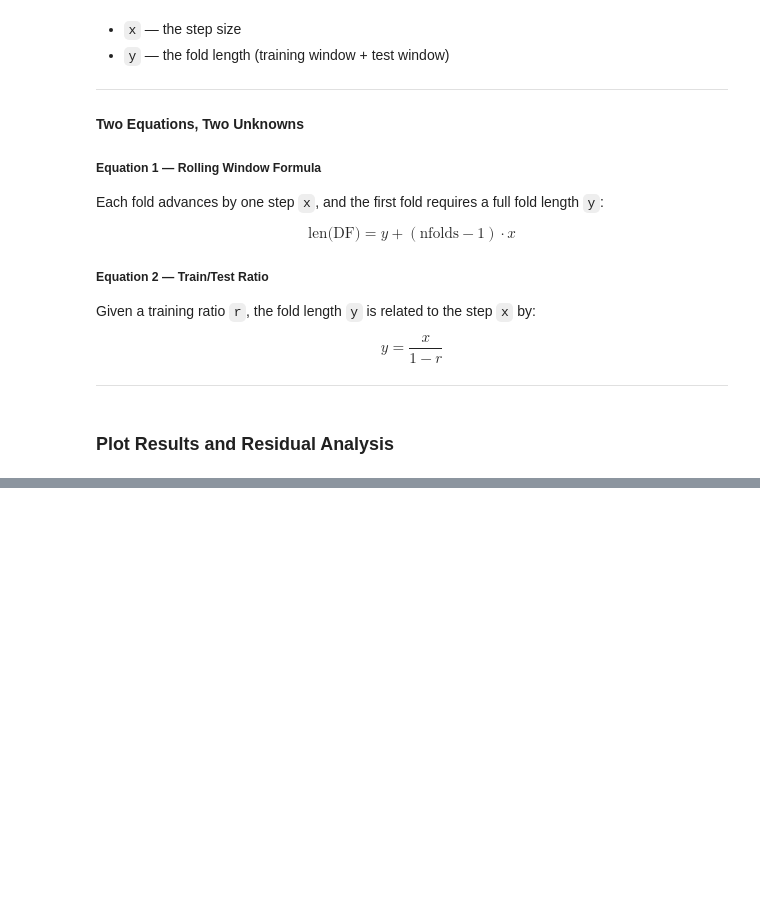
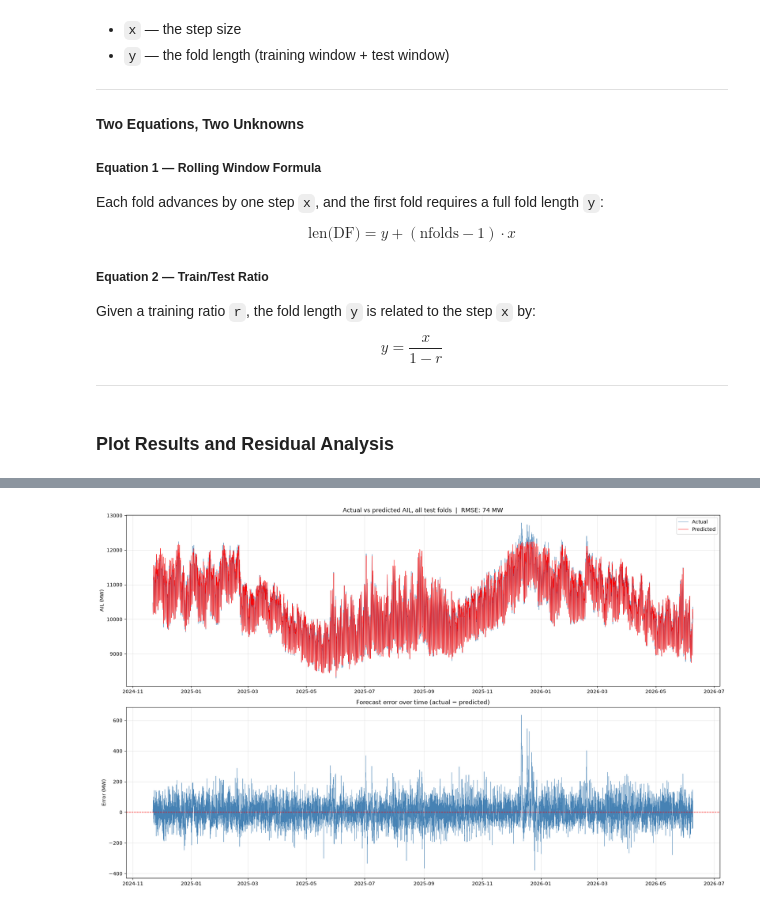
Before and after one commit to rchlmlngt/Alberta-Power-Market-Analysis, a Jupyter notebook: XGBoostDemandModel.ipynb, the cells around one changed output, grey strips where cells are left out. Drawn from its saved outputs; the diff is of its cells as text; code cells hidden in the pictures; blank space fills up the shorter version.

Commit message:
Tested model on unseen data.

```diff
--- a/XGBoostDemandModel.ipynb
+++ b/XGBoostDemandModel.ipynb
@@ -6,11 +6,16 @@ import numpy as np
 import matplotlib.pyplot as plt
 import xgboost as xgb
 from sklearn.metrics import mean_absolute_error, mean_squared_error, r2_score
+from sklearn.inspection import permutation_importance
 
 ################### Load Data #####################################
-AIL = pd.read_csv('data/ActualForecastData.csv', parse_dates=['date_he'])
-AIL = AIL.dropna(subset=['date_he']).reset_index(drop=True) # Removes the extra hour from daylight savings time in November of each year
+forecast_data = pd.read_csv('data/ActualForecastData.csv', parse_dates=['date_he'])
+backfill = pd.read_csv('data/backfill_2022_clean.csv', parse_dates=['date_he'])
+AIL = pd.concat([backfill, forecast_data], ignore_index=True)
+AIL = (AIL.dropna(subset=['date_he'])
+       .sort_values('date_he')
+       .drop_duplicates(subset='date_he', keep='last')
+       .reset_index(drop=True))
 print(AIL.info())
-print(AIL)
 # %% [output]
 <class 'pandas.DataFrame'>
@@ -277,0 +169,76 @@ Safe to proceed      : True
+# %%
+# Hold out the final period; the backtest only sees data before it
+HOLDOUT_START = '2026-06-09'
+dev = AIL[AIL['date_he'] < HOLDOUT_START].reset_index(drop=True)
+
+# Run the rolling backtest
+results = rolling_backtest(
+    dev,
+    n_folds=3,
+    train_window_ratio=0.8,
+    feature_function=create_features
+)
+
+Dates = pd.to_datetime(results['dates'])
+Actual_AIL = np.array(results['actual_AIL'])
+Predicted_AIL = np.array(results['predicted_AIL'])
+Residuals = Actual_AIL - Predicted_AIL
+
+# Complete hourly index so lines break at missing hours instead of bridging them
+plot_df = pd.DataFrame({'actual': Actual_AIL, 'predicted': Predicted_AIL, 'error': Residuals},
+                       index=Dates).asfreq('h')
+
+######################## Figure 1: results over time ##########################
+fig, axes = plt.subplots(2, 1, figsize=(18, 11))
+
+# 1. Full test period
+axes[0].plot(plot_df.index, plot_df['actual'],    lw=0.6, color='steelblue', label='Actual')
+axes[0].plot(plot_df.index, plot_df['predicted'], lw=0.6, color='red',       label='Predicted')
+axes[0].set_title(f'Actual vs predicted AIL, all test folds  |  RMSE: {results["rmse"]:,.0f} MW')
+axes[0].set_ylabel('AIL (MW)'); axes[0].legend()
+
+# 2. Forecast error over time
+axes[1].plot(plot_df.index, plot_df['error'], lw=0.5, color='steelblue')
+axes[1].axhline(0, color='red', ls='--', lw=1)
+axes[1].set_title('Forecast error over time (actual − predicted)')
+axes[1].set_ylabel('Error (MW)')
+
+for ax in axes:
+    ax.grid(True, alpha=0.3)
+
+plt.tight_layout()
+#plt.savefig('img/img_7.png', dpi=150, bbox_inches='tight')
+plt.show()
+
+######################## Figure 2: error analysis #############################
+fig, axes = plt.subplots(1, 3, figsize=(18, 4.5))
+
+# 1. Predicted vs actual: a perfect model sits on the diagonal
+lims = [Actual_AIL.min(), Actual_AIL.max()]
+axes[0].scatter(Actual_AIL, Predicted_AIL, alpha=0.1, s=1, color='steelblue')
+axes[0].plot(lims, lims, 'r--', lw=1, label='Perfect fit')
+axes[0].set_xlabel('Actual AIL (MW)'); axes[0].set_ylabel('Predicted AIL (MW)')
+axes[0].set_title('Predicted vs actual'); axes[0].legend(fontsize=8)
+
+# 2. Error distribution: should be centred at 0
+axes[1].hist(Residuals, bins=50, color='steelblue', alpha=0.8, edgecolor='white')
+axes[1].axvline(0, color='red', ls='--', label='Zero')
+axes[1].axvline(Residuals.mean(), color='orange', ls='--', label=f'Mean: {Residuals.mean():.0f} MW')
+axes[1].set_xlabel('Error (MW)'); axes[1].set_ylabel('Hours')
+axes[1].set_title('Error distribution'); axes[1].legend(fontsize=8)
+
+# 3. Mean absolute error by hour of day: where in the daily cycle it struggles
+mae_by_hour = pd.Series(np.abs(Residuals)).groupby(Dates.hour).mean()
+axes[2].bar(mae_by_hour.index, mae_by_hour.values, color='steelblue')
+axes[2].set_xlabel('Hour of day'); axes[2].set_ylabel('MAE (MW)')
+axes[2].set_title('Mean absolute error by hour of day')
+
+for ax in axes:
+    ax.grid(True, alpha=0.3)
+
+plt.suptitle(f'Error analysis  |  RMSE: {results["rmse"]:,.0f} MW', fontsize=13)
+plt.tight_layout()
+plt.savefig('img/img_8.png', dpi=150, bbox_inches='tight')
+plt.show()
+# %% [output]
+[figure, added]
```
Also changed, not shown: parts of 12 cells of this notebook, 2 other files.
